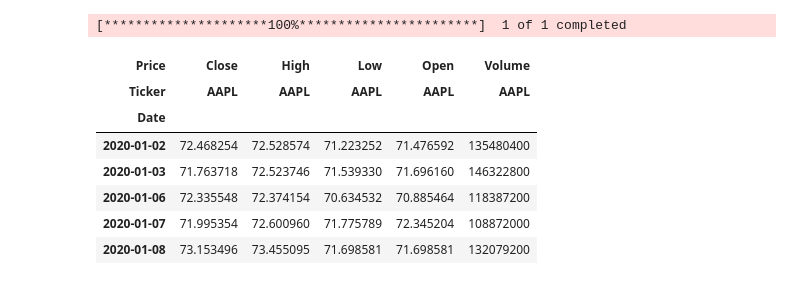
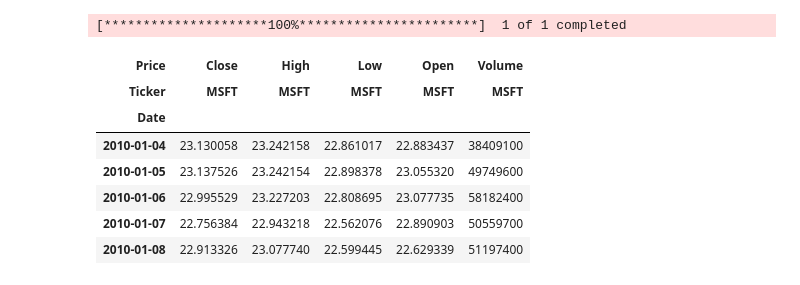
Before and after one commit to charlesmartineau/MGFD40, a Jupyter notebook: assignment/inclass_example.ipynb, the cells around one changed output. Cells and saved outputs as stored; diff of their text form; code cells hidden in the pictures.

```diff
--- a/assignment/inclass_example.ipynb
+++ b/assignment/inclass_example.ipynb
@@ -6,16 +7,16 @@ import matplotlib.pyplot as plt
 # %%
-# download from yfinance aapl stock price data
-aapl = yf.download('AAPL', start='2020-01-01', end='2021-01-01')
+# download historical data for MSFT since 2010 to 2025
+df = yf.download("MSFT", start="2010-01-01", end="2025-01-01")
 # %% [output]
 [*********************100%***********************]  1 of 1 completed
 # %%
-aapl.head()
+df.head()
 # %% [output]
 | Price | Close | High | Low | Open | Volume |
-| Ticker | AAPL | AAPL | AAPL | AAPL | AAPL |
+| Ticker | MSFT | MSFT | MSFT | MSFT | MSFT |
 | Date |  |  |  |  |  |
-| 2020-01-02 | 72.468254 | 72.528574 | 71.223252 | 71.476592 | 135480400 |
-| 2020-01-03 | 71.763718 | 72.523746 | 71.539330 | 71.696160 | 146322800 |
-| 2020-01-06 | 72.335548 | 72.374154 | 70.634532 | 70.885464 | 118387200 |
-| 2020-01-07 | 71.995354 | 72.600960 | 71.775789 | 72.345204 | 108872000 |
-| 2020-01-08 | 73.153496 | 73.455095 | 71.698581 | 71.698581 | 132079200 |
+| 2010-01-04 | 23.130058 | 23.242158 | 22.861017 | 22.883437 | 38409100 |
+| 2010-01-05 | 23.137526 | 23.242154 | 22.898378 | 23.055320 | 49749600 |
+| 2010-01-06 | 22.995529 | 23.227203 | 22.808695 | 23.077735 | 58182400 |
+| 2010-01-07 | 22.756384 | 22.943218 | 22.562076 | 22.890903 | 50559700 |
+| 2010-01-08 | 22.913326 | 23.077740 | 22.599445 | 22.629339 | 51197400 |
```
Also changed, not shown: parts of 17 cells of this notebook, 4 other files.
